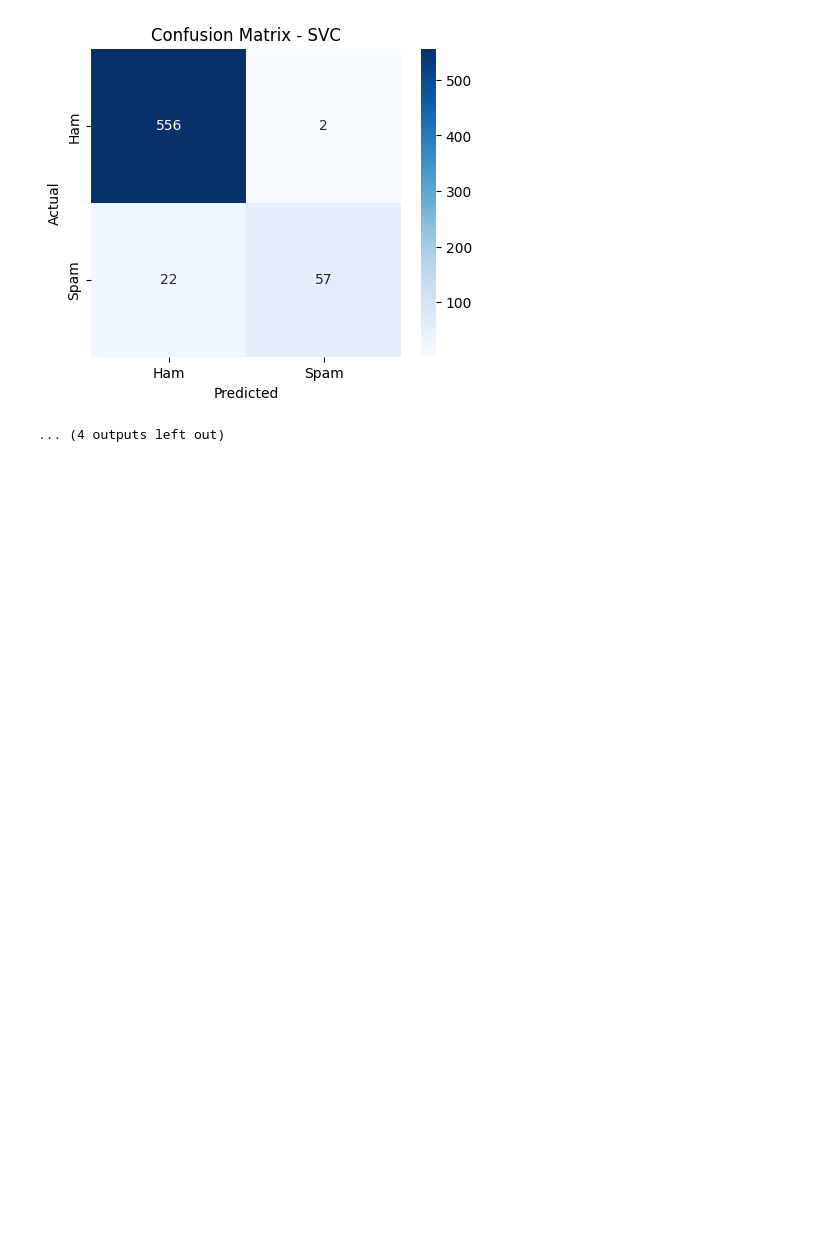
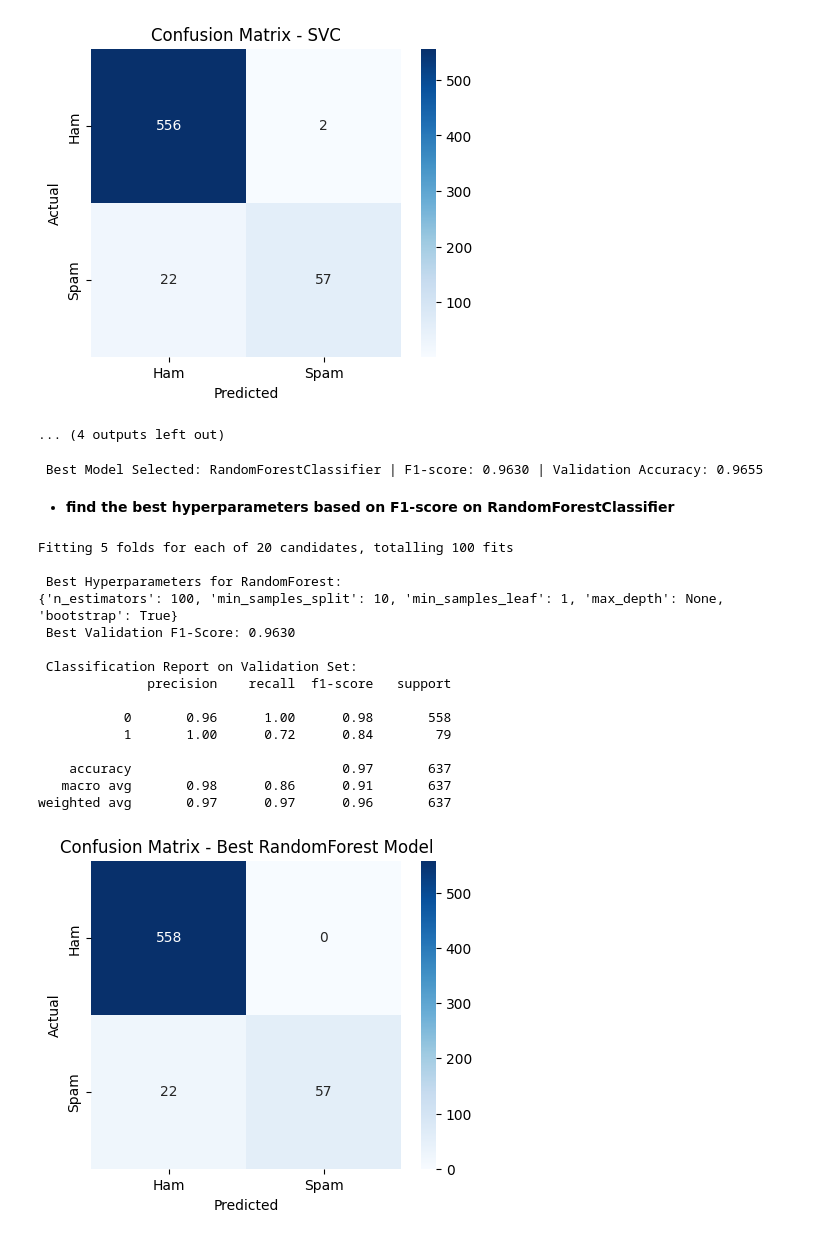
Before and after one commit to msiddhesh/AppliedMachineLearning, a Jupyter notebook: Assignment 1/train.ipynb, the cells around one changed output. Cells and saved outputs as stored; diff of their text form; code cells hidden in the pictures; blank space fills up the shorter version.

```diff
--- a/Assignment 1/train.ipynb
+++ b/Assignment 1/train.ipynb
@@ -181,3 +177,75 @@ weighted avg       0.96      0.96      0.96       637
 weighted avg       0.96      0.96      0.96       637
 [figure]
 ... (4 outputs left out)
+# %%
+print(f" Best Model Selected: {best_model.__class__.__name__} | F1-score: {best_score:.4f} | Validation Accuracy: 0.9655")
+# %% [output]
+ Best Model Selected: RandomForestClassifier | F1-score: 0.9630 | Validation Accuracy: 0.9655
+# %% [markdown]
+- **find the best hyperparameters based on F1-score on RandomForestClassifier**
+# %%
+rf_model = RandomForestClassifier(random_state=42)
+
+param_grid = {
+    "n_estimators": [50, 100, 200, 300],
+    "max_depth": [None, 10, 20, 30],
+    "min_samples_split": [2, 5, 10],
+    "min_samples_leaf": [1, 2, 4],
+    "bootstrap": [True, False]
+}
+
+# Use RandomizedSearchCV to find the best hyperparameters based on F1-score
+random_search = RandomizedSearchCV(
+    rf_model,
+    param_distributions=param_grid,
+    n_iter=20,
+    scoring="f1_weighted",
+    cv=5,
+    verbose=2,
+    n_jobs=-1,
+    random_state=42
+)
+
+# Fit RandomizedSearchCV on training data
+random_search.fit(X_train_tfidf, y_train)
+
+
+best_rf_model = random_search.best_estimator_
+
+# Evaluate the best model on validation set
+y_val_pred = best_rf_model.predict(X_val_tfidf)
+val_f1 = f1_score(y_val, y_val_pred, average='weighted')
+
+# Print the best hyperparameters and validation F1-score
+print("\n Best Hyperparameters for RandomForest:")
+print(random_search.best_params_)
+print(f" Best Validation F1-Score: {val_f1:.4f}")
+
+# Print Classification Report
+print("\n Classification Report on Validation Set:")
+print(classification_report(y_val, y_val_pred))
+
+# Confusion Matrix
+plt.figure(figsize=(5,4))
+sns.heatmap(confusion_matrix(y_val, y_val_pred), annot=True, fmt="d", cmap="Blues", xticklabels=["Ham", "Spam"], yticklabels=["Ham", "Spam"])
+plt.xlabel("Predicted")
+plt.ylabel("Actual")
+plt.title("Confusion Matrix - Best RandomForest Model")
+plt.show()
+# %% [output]
+Fitting 5 folds for each of 20 candidates, totalling 100 fits
+
+ Best Hyperparameters for RandomForest:
+{'n_estimators': 100, 'min_samples_split': 10, 'min_samples_leaf': 1, 'max_depth': None, 'bootstrap': True}
+ Best Validation F1-Score: 0.9630
+
+ Classification Report on Validation Set:
+              precision    recall  f1-score   support
+
+           0       0.96      1.00      0.98       558
+           1       1.00      0.72      0.84        79
+
+    accuracy                           0.97       637
+   macro avg       0.98      0.86      0.91       637
+weighted avg       0.97      0.97      0.96       637
+[figure, added]
```
Also changed, not shown: parts of 12 cells of this notebook, 2 other files.
